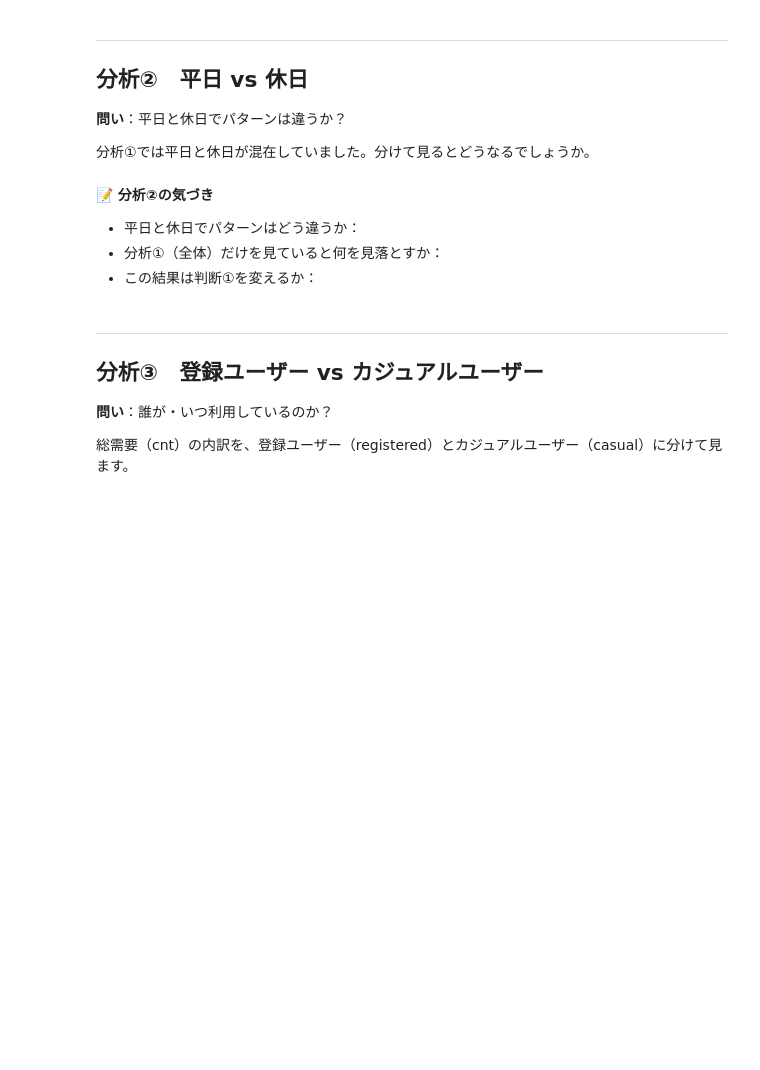
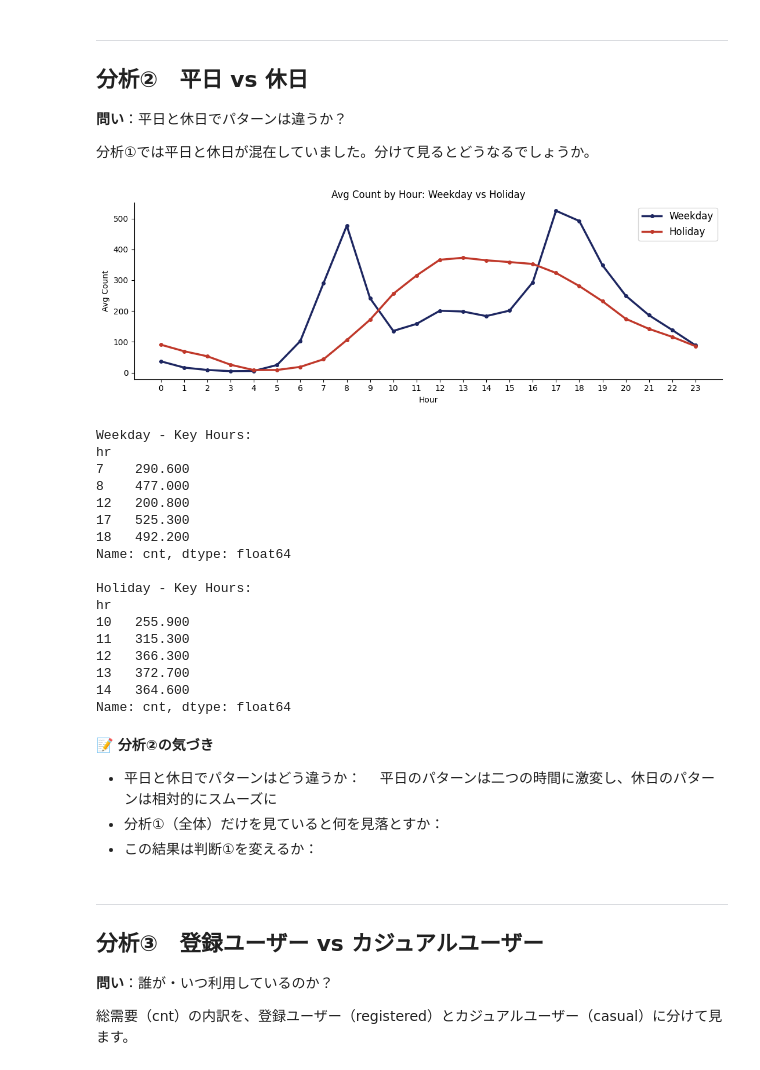
Before and after one commit to HeiKol258/deadline-radar, a Jupyter notebook: lecture01/lecture1_notebook_v3.ipynb, the cells around one changed output. Cells and saved outputs as stored; diff of their text form; code cells hidden in the pictures; blank space fills up the shorter version.

```diff
--- a/lecture01/lecture1_notebook_v3.ipynb
+++ b/lecture01/lecture1_notebook_v3.ipynb
@@ -215,32 +217,52 @@ Name: cnt, dtype: float64
 # %%
 # 平日・休日別に時間帯ごとの平均利用数を計算する
 # TODO: workingday=1（平日）と workingday=0（休日）をそれぞれフィルタして
 #       時間帯別の平均を計算してください
 
-weekday_avg = df[df['workingday'] == ____].groupby('hr')['cnt'].mean()
-holiday_avg = df[df['workingday'] == ____].groupby('hr')['cnt'].mean()
+weekday_avg = df[df['workingday'] == 1].groupby('hr')['cnt'].mean()
+holiday_avg = df[df['workingday'] == 0].groupby('hr')['cnt'].mean()
 
 # 折れ線グラフで比較する（変更不要）
 fig, ax = plt.subplots()
 ax.plot(weekday_avg.index, weekday_avg.values, label='Weekday', color='#1E2761', lw=2.5, marker='o', markersize=4)
 ax.plot(holiday_avg.index, holiday_avg.values, label='Holiday', color='#C0392B', lw=2.5, marker='o', markersize=4)
 ax.set_xlabel('Hour')
 ax.set_ylabel('Avg Count')
 ax.set_title('Avg Count by Hour: Weekday vs Holiday')
 ax.set_xticks(range(0, 24, 1))
 ax.legend(fontsize=12)
 plt.tight_layout()
 plt.show()
 
 # 主要時間帯の数値を確認する
 print('Weekday - Key Hours:')
 print(weekday_avg.loc[[7, 8, 12, 17, 18]].round(1))
 print('\nHoliday - Key Hours:')
 print(holiday_avg.loc[[10, 11, 12, 13, 14]].round(1))
+# %% [output]
+[figure, added]
+Weekday - Key Hours:
+hr
+7    290.600
+8    477.000
+12   200.800
+17   525.300
+18   492.200
+Name: cnt, dtype: float64
+
+Holiday - Key Hours:
+hr
+10   255.900
+11   315.300
+12   366.300
+13   372.700
+14   364.600
+Name: cnt, dtype: float64
 # %% [markdown]
 **📝 分析②の気づき**
 
 - 平日と休日でパターンはどう違うか：
+　平日のパターンは二つの時間に激変し、休日のパターンは相対的にスムーズに
 - 分析①（全体）だけを見ていると何を見落とすか：
 - この結果は判断①を変えるか：
 # %% [markdown]
```
Also changed, not shown: parts of 2 cells of this notebook.
